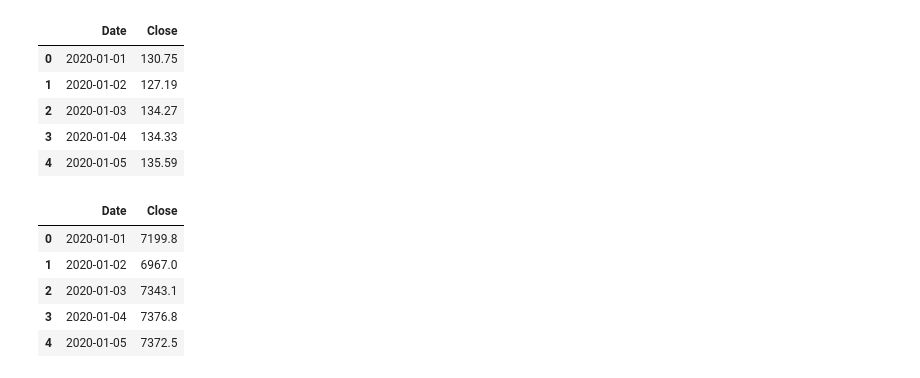
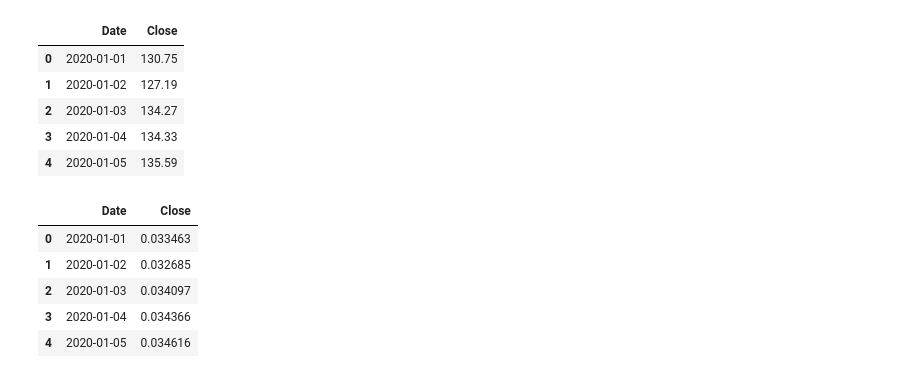
Before and after one commit to justinboggs/finance, a Jupyter notebook: correlate.ipynb, the cells around one changed output. Saved outputs shown, nothing was run; the diff lists cells and outputs as text; code cells hidden in the pictures.

```diff
--- a/correlate.ipynb
+++ b/correlate.ipynb
@@ -137,12 +171,12 @@ eth.head()
 | 3 | 2020-01-04 | 134.33 |
 | 4 | 2020-01-05 | 135.59 |
 # %%
-ada = btc[['Date', 'Close']]
+ada = ada[['Date', 'Close']]
 ada.head()
 # %% [output]
 |  | Date | Close |
-| 0 | 2020-01-01 | 7199.8 |
-| 1 | 2020-01-02 | 6967.0 |
-| 2 | 2020-01-03 | 7343.1 |
-| 3 | 2020-01-04 | 7376.8 |
-| 4 | 2020-01-05 | 7372.5 |
+| 0 | 2020-01-01 | 0.033463 |
+| 1 | 2020-01-02 | 0.032685 |
+| 2 | 2020-01-03 | 0.034097 |
+| 3 | 2020-01-04 | 0.034366 |
+| 4 | 2020-01-05 | 0.034616 |
```
Also changed, not shown: parts of 17 cells of this notebook, 2 other files.
